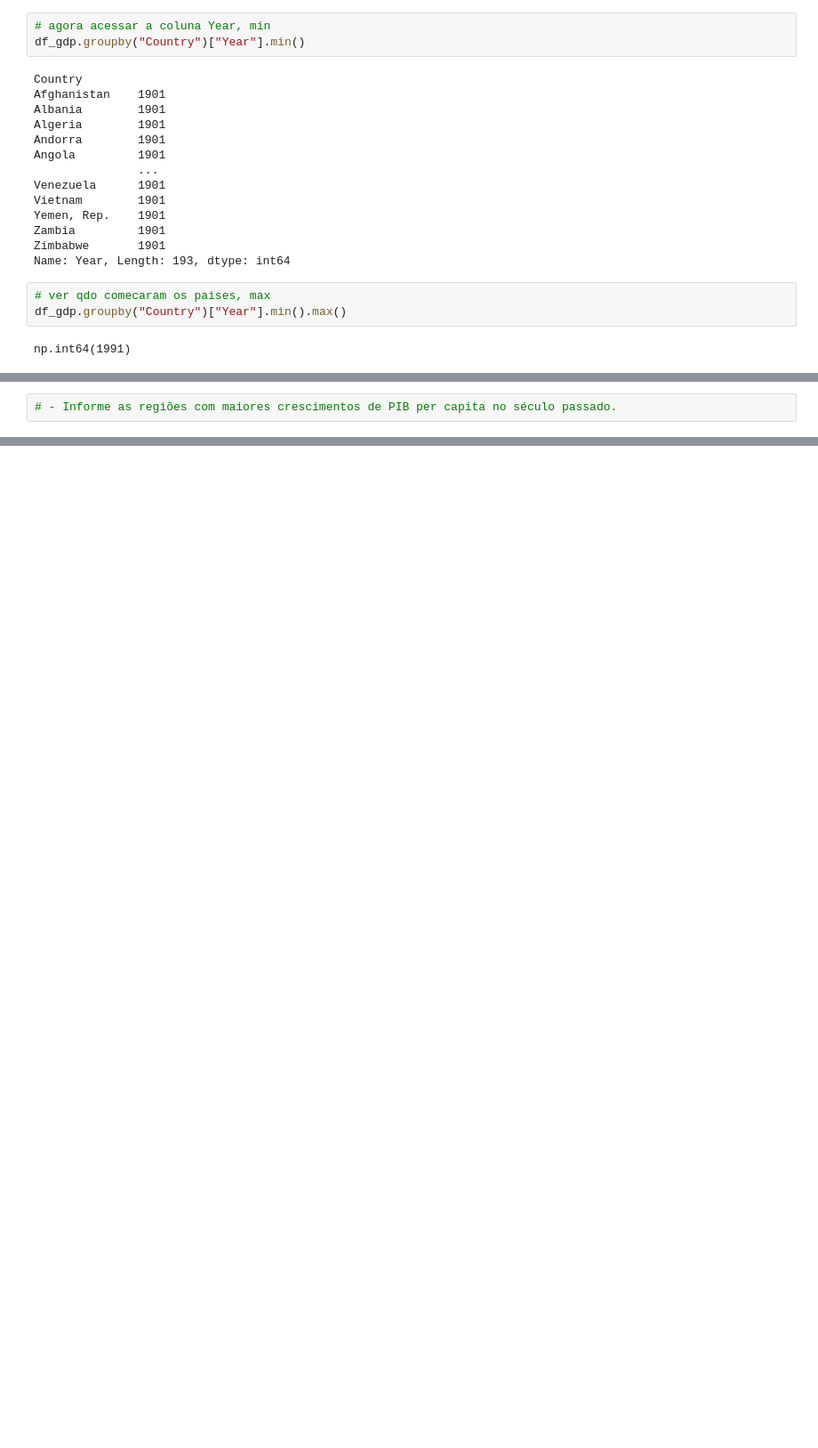
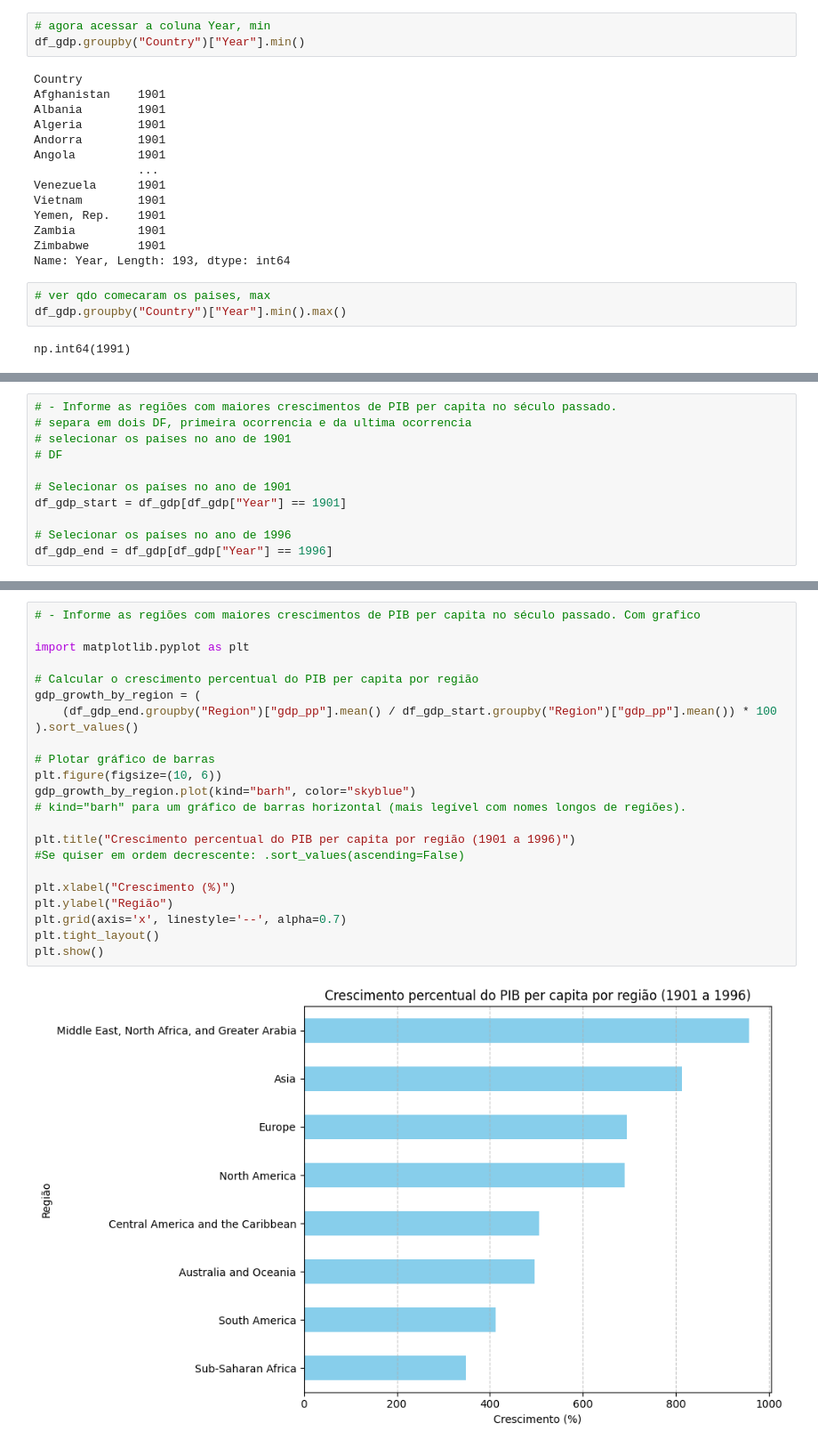
Before and after one commit to ludiemert/Analyzing_Data_Pandas_SQL, a Jupyter notebook: 4_Projectos/3_Proj_ GDP_Per_Person/GDP_Per_Person.ipynb, the cells around one changed output, grey strips where cells are left out. Shown at 89% size. Saved outputs shown, nothing was run; the diff lists cells and outputs as text; blank space fills up the shorter version.

```diff
--- a/4_Projectos/3_Proj_ GDP_Per_Person/GDP_Per_Person.ipynb
+++ b/4_Projectos/3_Proj_ GDP_Per_Person/GDP_Per_Person.ipynb
@@ -259,2 +288,11 @@ np.int64(1991)
 # %%
 # - Informe as regiões com maiores crescimentos de PIB per capita no século passado.
+# separa em dois DF, primeira ocorrencia e da ultima ocorrencia
+# selecionar os paises no ano de 1901
+# DF
+
+# Selecionar os países no ano de 1901
+df_gdp_start = df_gdp[df_gdp["Year"] == 1901]
+
+# Selecionar os países no ano de 1996
+df_gdp_end = df_gdp[df_gdp["Year"] == 1996]
@@ -260,0 +361,25 @@ np.int64(1991)
+# %%
+# - Informe as regiões com maiores crescimentos de PIB per capita no século passado. Com grafico
+
+import matplotlib.pyplot as plt
+
+# Calcular o crescimento percentual do PIB per capita por região
+gdp_growth_by_region = (
+    (df_gdp_end.groupby("Region")["gdp_pp"].mean() / df_gdp_start.groupby("Region")["gdp_pp"].mean()) * 100
+).sort_values()
+
+# Plotar gráfico de barras
+plt.figure(figsize=(10, 6))
+gdp_growth_by_region.plot(kind="barh", color="skyblue")
+# kind="barh" para um gráfico de barras horizontal (mais legível com nomes longos de regiões).
+
+plt.title("Crescimento percentual do PIB per capita por região (1901 a 1996)")
+#Se quiser em ordem decrescente: .sort_values(ascending=False)
+
+plt.xlabel("Crescimento (%)")
+plt.ylabel("Região")
+plt.grid(axis='x', linestyle='--', alpha=0.7)
+plt.tight_layout()
+plt.show()
+# %% [output]
+[figure, added]
```
Also changed, not shown: parts of 11 cells of this notebook, 1 other file.
